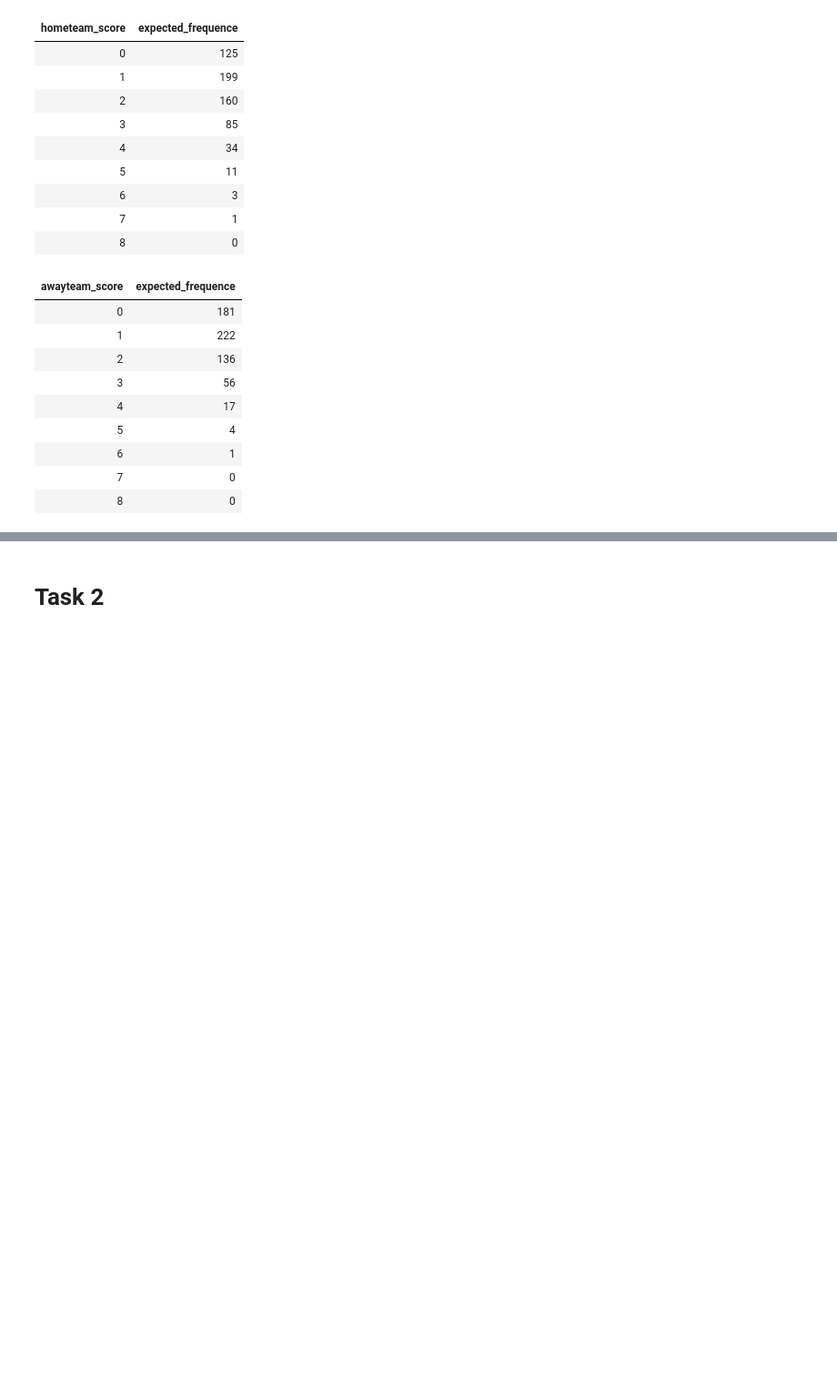
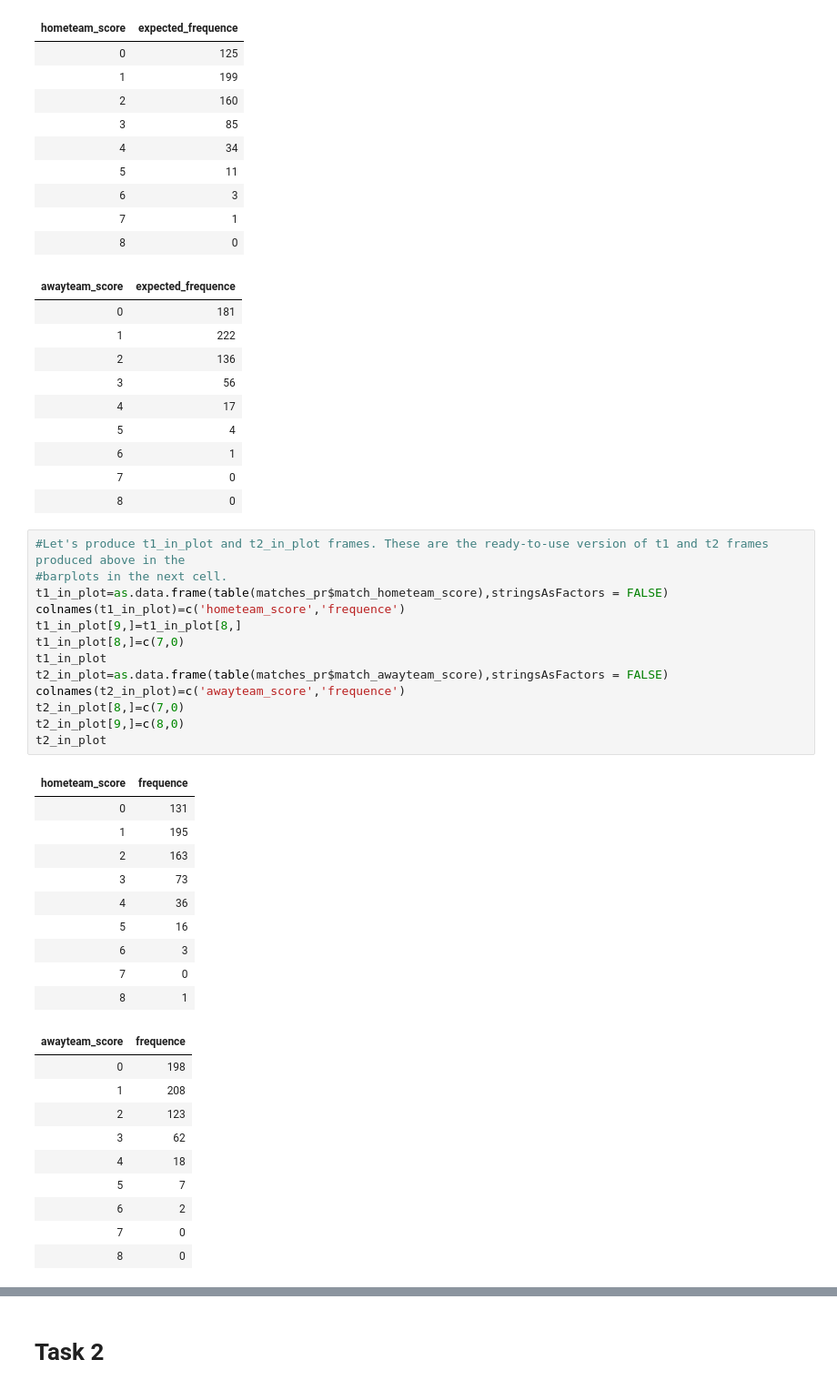
Before and after one commit to BU-IE-582/fall19-mertcetinkaya, a Jupyter notebook: MertCetinkaya_2018702012_HW1.ipynb, the cells around one changed output, grey strips where cells are left out. Shown: that part at 91% size. Cells and saved outputs as stored; diff of their text form; blank space fills up the shorter version.

```diff
--- a/MertCetinkaya_2018702012_HW1.ipynb
+++ b/MertCetinkaya_2018702012_HW1.ipynb
@@ -103,4 +103,38 @@ away_team
 | 6 | 1 |
 | 7 | 0 |
 | 8 | 0 |
+# %%
+#Let's produce t1_in_plot and t2_in_plot frames. These are the ready-to-use version of t1 and t2 frames produced above in the
+#barplots in the next cell.
+t1_in_plot=as.data.frame(table(matches_pr$match_hometeam_score),stringsAsFactors = FALSE)
+colnames(t1_in_plot)=c('hometeam_score','frequence')
+t1_in_plot[9,]=t1_in_plot[8,]
+t1_in_plot[8,]=c(7,0)
+t1_in_plot
+t2_in_plot=as.data.frame(table(matches_pr$match_awayteam_score),stringsAsFactors = FALSE)
+colnames(t2_in_plot)=c('awayteam_score','frequence')
+t2_in_plot[8,]=c(7,0)
+t2_in_plot[9,]=c(8,0)
+t2_in_plot
+# %% [output]
+| hometeam_score | frequence |
+| 0 | 131 |
+| 1 | 195 |
+| 2 | 163 |
+| 3 | 73 |
+| 4 | 36 |
+| 5 | 16 |
+| 6 | 3 |
+| 7 | 0 |
+| 8 | 1 |
+| awayteam_score | frequence |
+| 0 | 198 |
+| 1 | 208 |
+| 2 | 123 |
+| 3 | 62 |
+| 4 | 18 |
+| 5 | 7 |
+| 6 | 2 |
+| 7 | 0 |
+| 8 | 0 |
 # %%
```
Also changed, not shown: parts of 1 cell of this notebook, 1 other file.
